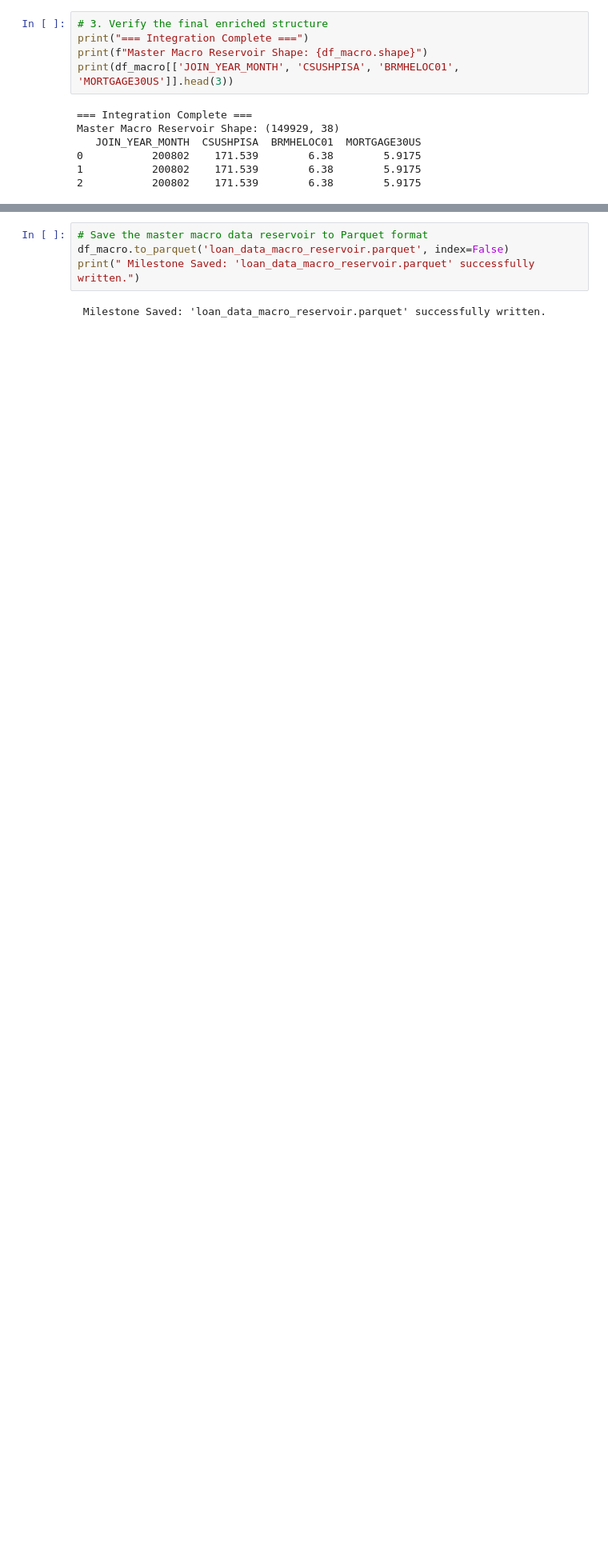
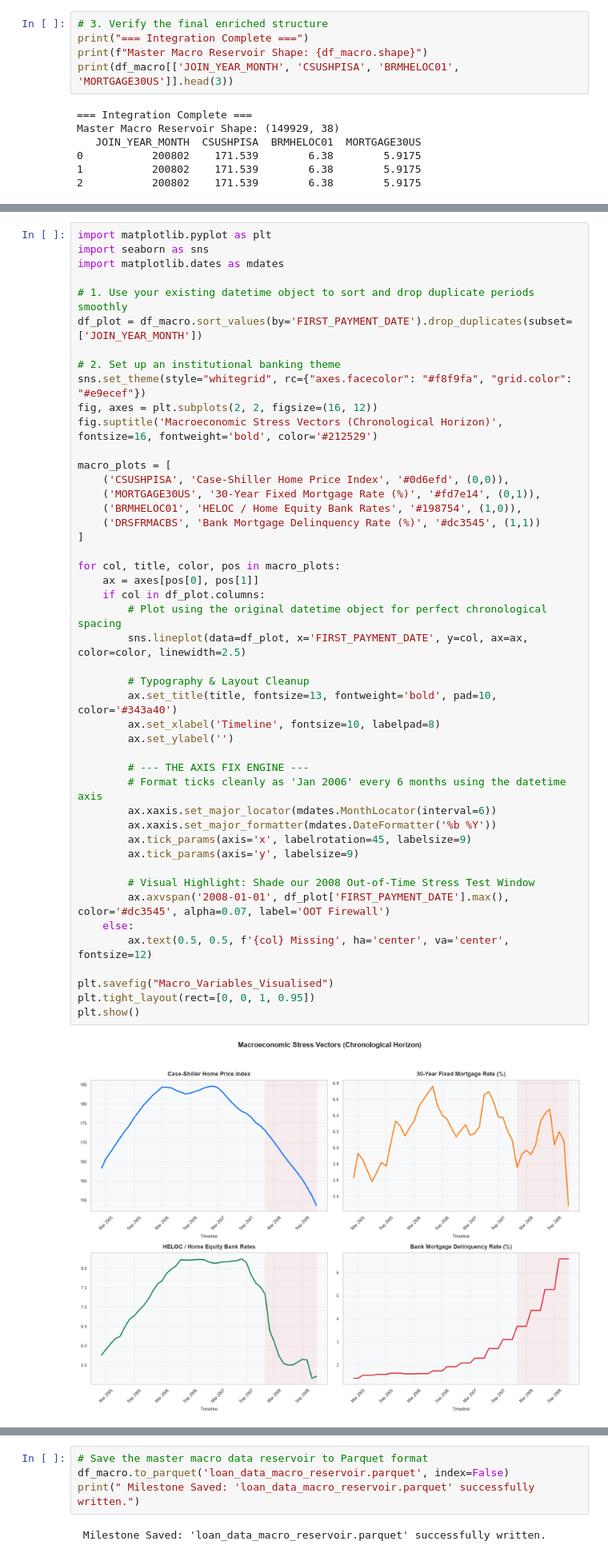
Before and after one commit to Gautam0211/Credit-Risk-Stress-Testing-Under-Macro-Conditions-of-2008-Global-Recession, a Jupyter notebook: Notebooks/EDA and Data Preprocessing.ipynb, the cells around one changed output, grey strips where cells are left out. Shown at 80% size. Saved outputs shown, nothing was run; the diff lists cells and outputs as text; blank space fills up the shorter version.

```diff
--- a/Notebooks/EDA and Data Preprocessing.ipynb
+++ b/Notebooks/EDA and Data Preprocessing.ipynb
@@ -1401,3 +1372,51 @@ df_macro.head()
 | 2 | 667.0 | 2008-02-01 | N | 2038-01-01 | 45300.0 | 25 | 1.0 | ... |
 | 3 | 725.0 | 2008-02-01 | N | 2038-01-01 | 47260.0 | 25 | 1.0 | ... |
 | 4 | 777.0 | 2008-02-01 | N | 2038-01-01 | 33340.0 | 0 | 1.0 | ... |
+# %%
+import matplotlib.pyplot as plt
+import seaborn as sns
+import matplotlib.dates as mdates
+
+# 1. Use your existing datetime object to sort and drop duplicate periods smoothly
+df_plot = df_macro.sort_values(by='FIRST_PAYMENT_DATE').drop_duplicates(subset=['JOIN_YEAR_MONTH'])
+
+# 2. Set up an institutional banking theme
+sns.set_theme(style="whitegrid", rc={"axes.facecolor": "#f8f9fa", "grid.color": "#e9ecef"})
+fig, axes = plt.subplots(2, 2, figsize=(16, 12))
+fig.suptitle('Macroeconomic Stress Vectors (Chronological Horizon)', fontsize=16, fontweight='bold', color='#212529')
+
+macro_plots = [
+    ('CSUSHPISA', 'Case-Shiller Home Price Index', '#0d6efd', (0,0)),
+    ('MORTGAGE30US', '30-Year Fixed Mortgage Rate (%)', '#fd7e14', (0,1)),
+    ('BRMHELOC01', 'HELOC / Home Equity Bank Rates', '#198754', (1,0)),
+    ('DRSFRMACBS', 'Bank Mortgage Delinquency Rate (%)', '#dc3545', (1,1))
+]
+
+for col, title, color, pos in macro_plots:
+    ax = axes[pos[0], pos[1]]
+    if col in df_plot.columns:
+        # Plot using the original datetime object for perfect chronological spacing
+        sns.lineplot(data=df_plot, x='FIRST_PAYMENT_DATE', y=col, ax=ax, color=color, linewidth=2.5)
+
+        # Typography & Layout Cleanup
+        ax.set_title(title, fontsize=13, fontweight='bold', pad=10, color='#343a40')
+        ax.set_xlabel('Timeline', fontsize=10, labelpad=8)
+        ax.set_ylabel('')
+
+        # --- THE AXIS FIX ENGINE ---
+        # Format ticks cleanly as 'Jan 2006' every 6 months using the datetime axis
+        ax.xaxis.set_major_locator(mdates.MonthLocator(interval=6))
+        ax.xaxis.set_major_formatter(mdates.DateFormatter('%b %Y'))
+        ax.tick_params(axis='x', labelrotation=45, labelsize=9)
+        ax.tick_params(axis='y', labelsize=9)
+
+        # Visual Highlight: Shade our 2008 Out-of-Time Stress Test Window
+        ax.axvspan('2008-01-01', df_plot['FIRST_PAYMENT_DATE'].max(), color='#dc3545', alpha=0.07, label='OOT Firewall')
+    else:
+        ax.text(0.5, 0.5, f'{col} Missing', ha='center', va='center', fontsize=12)
+
+plt.savefig("Macro_Variables_Visualised")
+plt.tight_layout(rect=[0, 0, 1, 0.95])
+plt.show()
+# %% [output]
+[figure, added]
```
Also changed, not shown: parts of 48 cells of this notebook, 1 other file.
